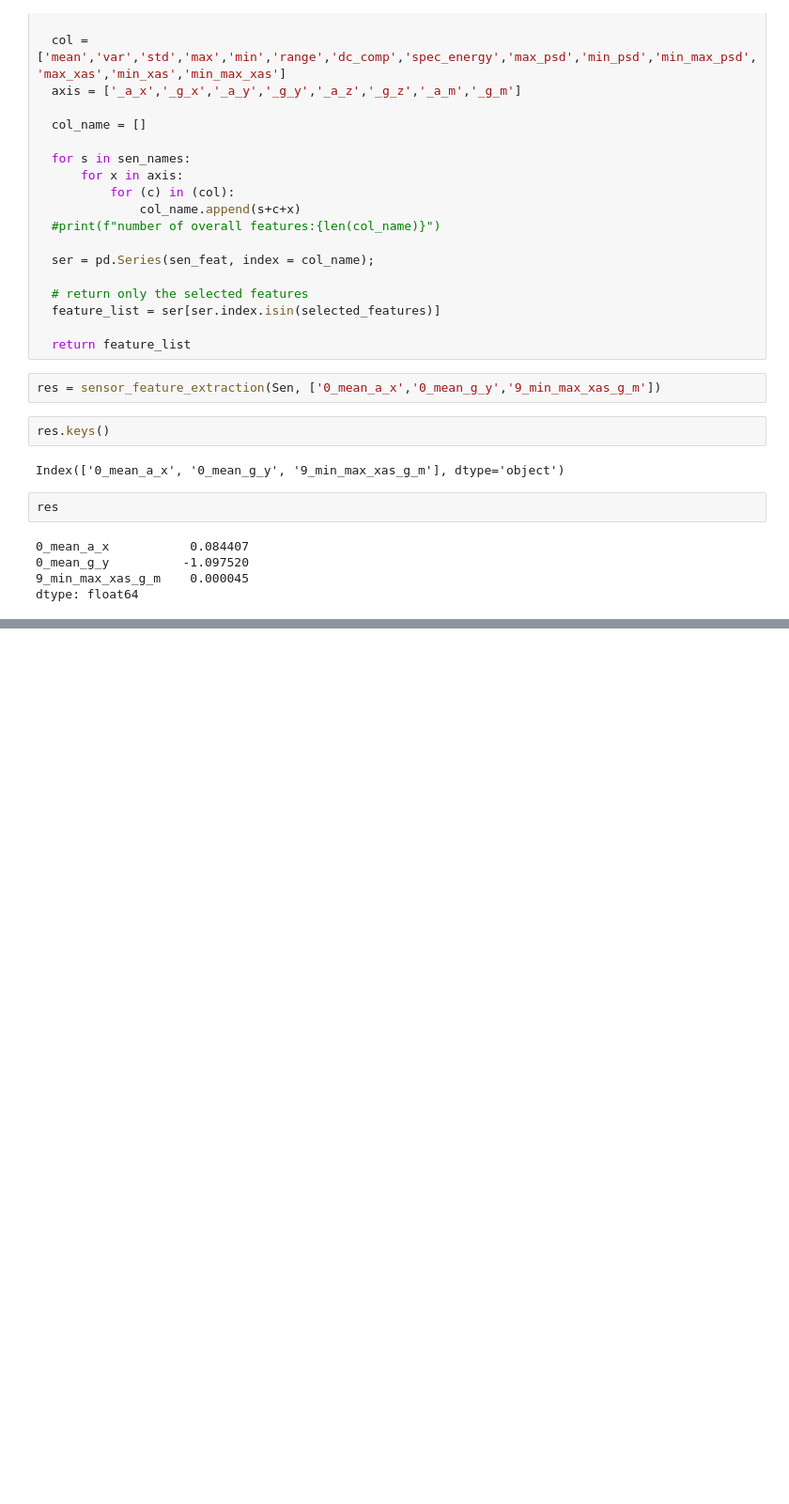
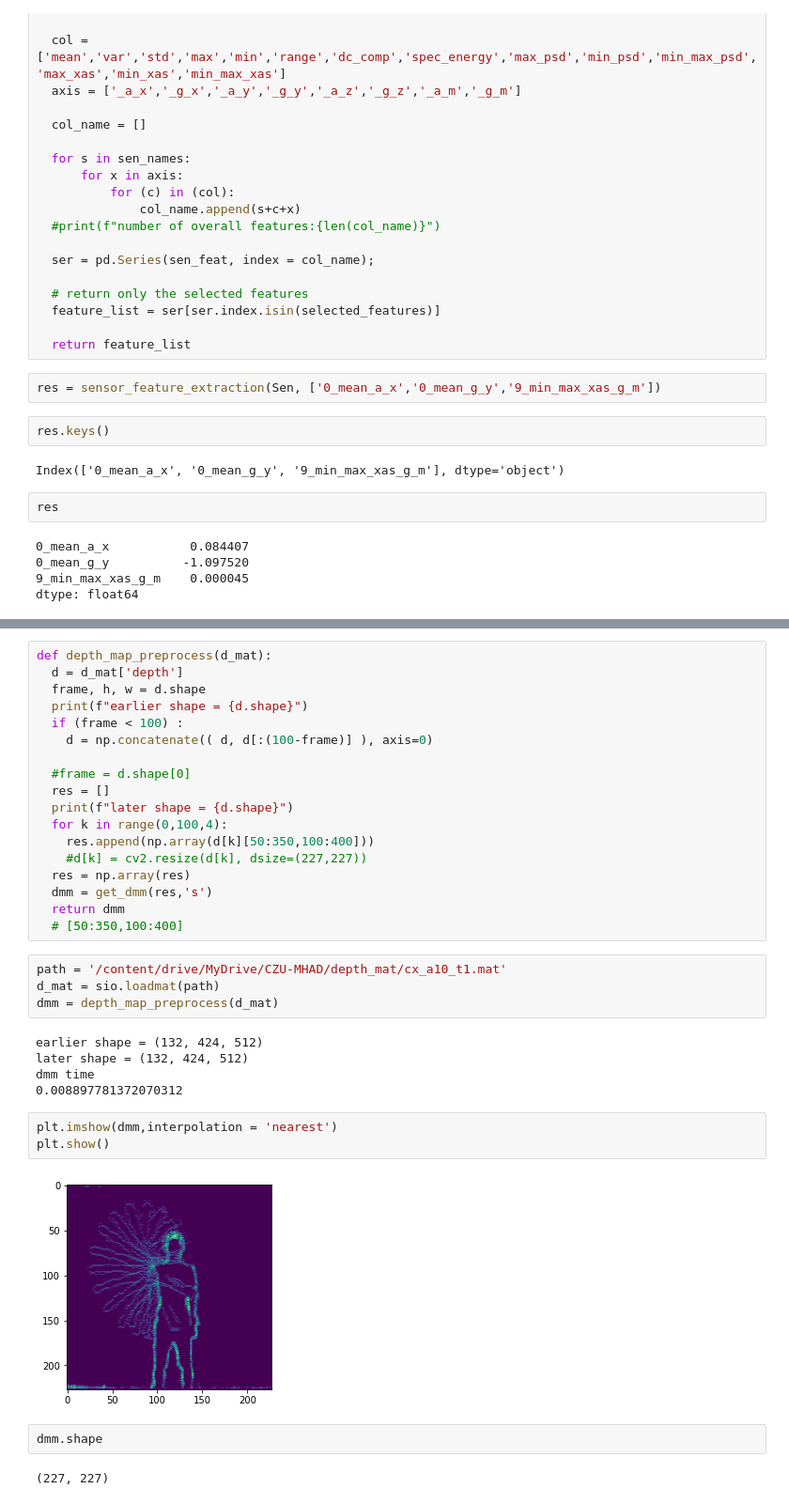
Before and after one commit to Zahra-Ferdous/Thesis_Human_Action_Recognition_from_Depth_Video, a Jupyter notebook: czu.ipynb, the cells around one changed output, grey strips where cells are left out. Shown: that part at 94% size. Cells and saved outputs as stored; diff of their text form; blank space fills up the shorter version.

Commit message:
added test depth preprocess: param : depth matfile

```diff
--- a/czu.ipynb
+++ b/czu.ipynb
@@ -229,0 +275,36 @@ dtype: float64
+# %%
+def depth_map_preprocess(d_mat):
+  d = d_mat['depth']
+  frame, h, w = d.shape
+  print(f"earlier shape = {d.shape}")
+  if (frame < 100) :
+    d = np.concatenate(( d, d[:(100-frame)] ), axis=0)
+
+  #frame = d.shape[0]
+  res = []
+  print(f"later shape = {d.shape}")
+  for k in range(0,100,4):
+    res.append(np.array(d[k][50:350,100:400]))
+    #d[k] = cv2.resize(d[k], dsize=(227,227))
+  res = np.array(res)
+  dmm = get_dmm(res,'s')
+  return dmm
+  # [50:350,100:400]
+# %%
+path = '/content/drive/MyDrive/CZU-MHAD/depth_mat/cx_a10_t1.mat'
+d_mat = sio.loadmat(path)
+dmm = depth_map_preprocess(d_mat)
+# %% [output]
+earlier shape = (132, 424, 512)
+later shape = (132, 424, 512)
+dmm time
+0.008897781372070312
+# %%
+plt.imshow(dmm,interpolation = 'nearest')
+plt.show()
+# %% [output]
+[figure, added]
+# %%
+dmm.shape
+# %% [output]
+(227, 227)
```
Also changed, not shown: parts of 2 cells of this notebook.
